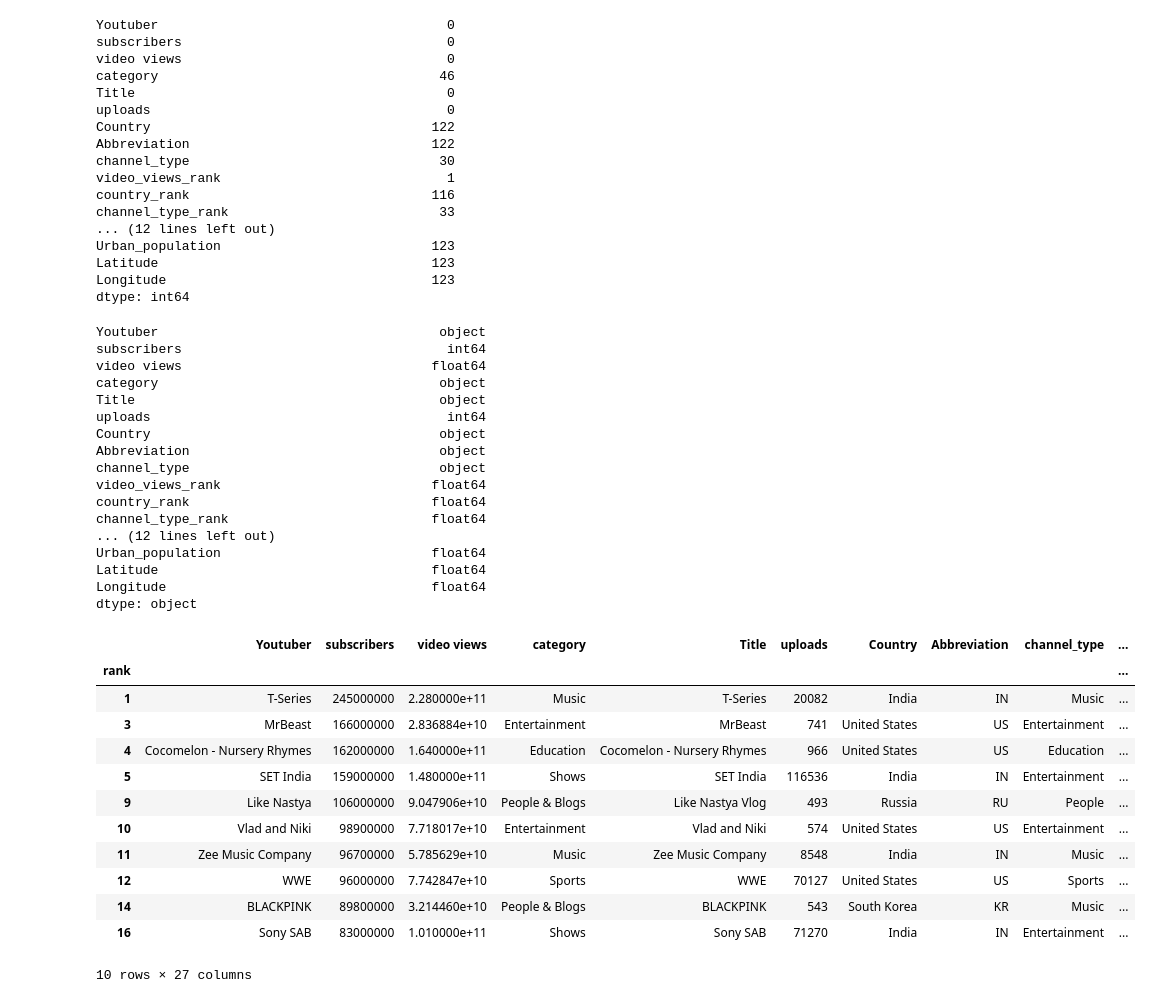
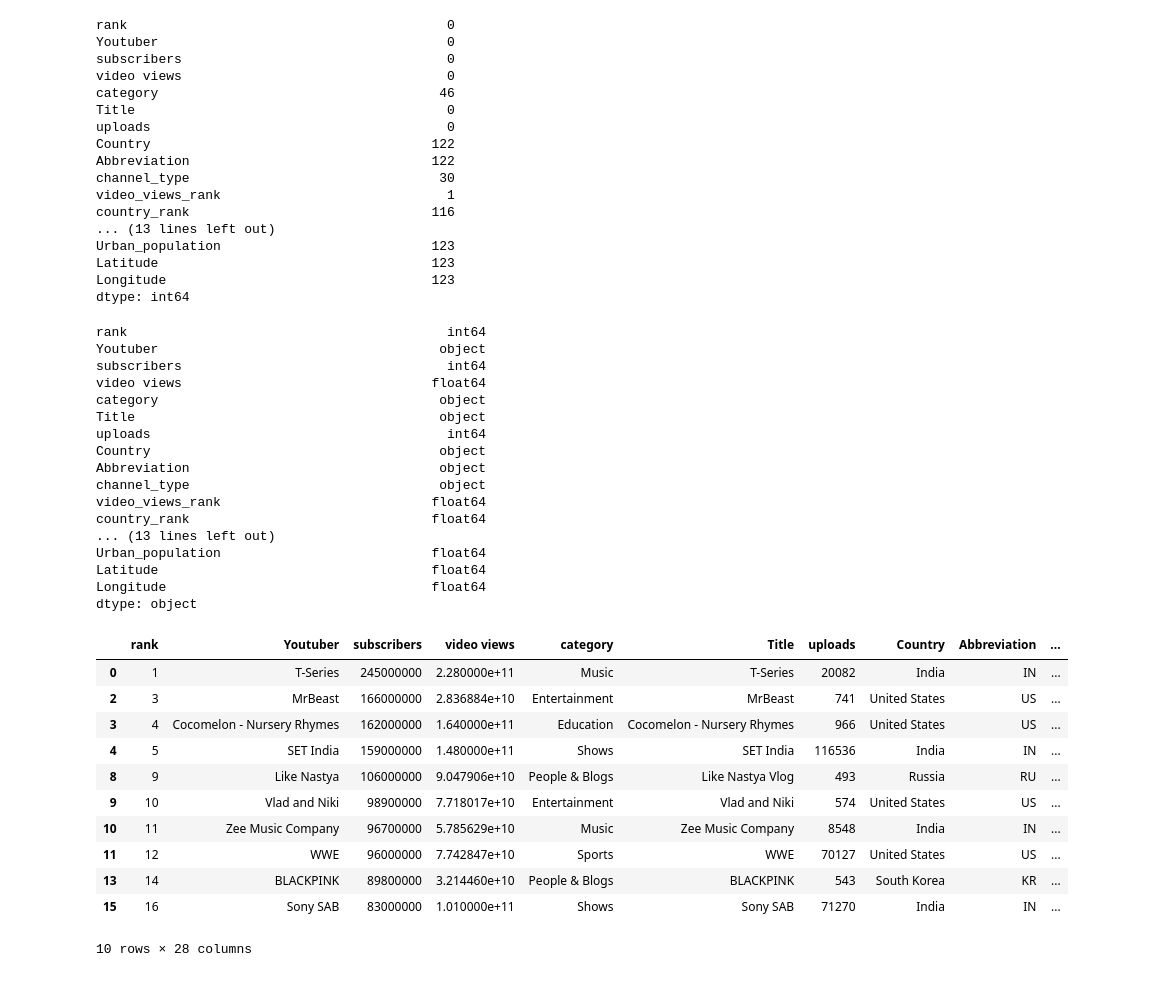
Before and after one commit to matiasfeliu92/jupyter_data, a Jupyter notebook: You_Tube.ipynb, the cells around one changed output. Cells and saved outputs as stored; diff of their text form; code cells hidden in the pictures.

```diff
--- a/You_Tube.ipynb
+++ b/You_Tube.ipynb
@@ -5,5 +8,4 @@ import plotly.express as px
 # %%
 df_you_tube = pd.read_csv('./CSV/you_tube.csv', encoding='iso-8859-1')
-df_you_tube.set_index('rank', inplace=True)
 df_you_tube
 # %% [output]
@@ -49,6 +51,7 @@ df_you_tube.describe()
 # %%
 df_you_tube.isnull().sum()
 # %% [output]
+rank                                         0
 Youtuber                                     0
 subscribers                                  0
 video views                                  0
@@ -60,8 +63,7 @@ Abbreviation                               122
 channel_type                                30
 video_views_rank                             1
 country_rank                               116
-channel_type_rank                           33
-... (12 lines left out)
+... (13 lines left out)
 Urban_population                           123
 Latitude                                   123
 Longitude                                  123
@@ -69,6 +71,7 @@ dtype: int64
 # %%
 df_you_tube.dtypes
 # %% [output]
+rank                                         int64
 Youtuber                                    object
 subscribers                                  int64
 video views                                float64
@@ -80,35 +83,35 @@ Abbreviation                                object
 channel_type                                object
 video_views_rank                           float64
 country_rank                               float64
-channel_type_rank                          float64
-... (12 lines left out)
+... (13 lines left out)
 Urban_population                           float64
 Latitude                                   float64
 Longitude                                  float64
 dtype: object
 # %%
-df_cleaned = df_you_tube.replace('nan', pd.NA)  # Replace 'nan' with pandas' NA for numeric columns
-numeric_columns = ['subscribers', 'video views', 'video_views_for_the_last_30_days',
+df_cleaned = df_you_tube.replace('nan', pd.NA)
+
+numeric_columns = ['rank', 'subscribers', 'video views', 'video_views_for_the_last_30_days',
                    'lowest_monthly_earnings', 'highest_monthly_earnings', 'lowest_yearly_earnings',
                    'highest_yearly_earnings', 'subscribers_for_last_30_days', 'created_year', 'Unemployment rate']
-for col in numeric_columns:
-    df_cleaned[col] = pd.to_numeric(df_cleaned[col], errors='coerce')
+
+for column in numeric_columns:
+    df_cleaned[column] = pd.to_numeric(df_cleaned[column], errors='coerce')
 
 df_cleaned = df_cleaned.dropna()
 
 top_10_subscribers = df_cleaned.nlargest(10, 'subscribers')
 top_10_subscribers
 # %% [output]
-|  | Youtuber | subscribers | video views | category | Title | uploads | Country | Abbreviation | channel_type | ... |
-| rank |  |  |  |  |  |  |  |  |  | ... |
-| 1 | T-Series | 245000000 | 2.280000e+11 | Music | T-Series | 20082 | India | IN | Music | ... |
-| 3 | MrBeast | 166000000 | 2.836884e+10 | Entertainment | MrBeast | 741 | United States | US | Entertainment | ... |
-| 4 | Cocomelon - Nursery Rhymes | 162000000 | 1.640000e+11 | Education | Cocomelon - Nursery Rhymes | 966 | United States | US | Education | ... |
-| 5 | SET India | 159000000 | 1.480000e+11 | Shows | SET India | 116536 | India | IN | Entertainment | ... |
-| 9 | Like Nastya | 106000000 | 9.047906e+10 | People & Blogs | Like Nastya Vlog | 493 | Russia | RU | People | ... |
-| 10 | Vlad and Niki | 98900000 | 7.718017e+10 | Entertainment | Vlad and Niki | 574 | United States | US | Entertainment | ... |
-| 11 | Zee Music Company | 96700000 | 5.785629e+10 | Music | Zee Music Company | 8548 | India | IN | Music | ... |
-| 12 | WWE | 96000000 | 7.742847e+10 | Sports | WWE | 70127 | United States | US | Sports | ... |
-| 14 | BLACKPINK | 89800000 | 3.214460e+10 | People & Blogs | BLACKPINK | 543 | South Korea | KR | Music | ... |
-| 16 | Sony SAB | 83000000 | 1.010000e+11 | Shows | Sony SAB | 71270 | India | IN | Entertainment | ... |
+|  | rank | Youtuber | subscribers | video views | category | Title | uploads | Country | Abbreviation | ... |
+| 0 | 1 | T-Series | 245000000 | 2.280000e+11 | Music | T-Series | 20082 | India | IN | ... |
+| 2 | 3 | MrBeast | 166000000 | 2.836884e+10 | Entertainment | MrBeast | 741 | United States | US | ... |
+| 3 | 4 | Cocomelon - Nursery Rhymes | 162000000 | 1.640000e+11 | Education | Cocomelon - Nursery Rhymes | 966 | United States | US | ... |
+| 4 | 5 | SET India | 159000000 | 1.480000e+11 | Shows | SET India | 116536 | India | IN | ... |
+| 8 | 9 | Like Nastya | 106000000 | 9.047906e+10 | People & Blogs | Like Nastya Vlog | 493 | Russia | RU | ... |
+| 9 | 10 | Vlad and Niki | 98900000 | 7.718017e+10 | Entertainment | Vlad and Niki | 574 | United States | US | ... |
+| 10 | 11 | Zee Music Company | 96700000 | 5.785629e+10 | Music | Zee Music Company | 8548 | India | IN | ... |
+| 11 | 12 | WWE | 96000000 | 7.742847e+10 | Sports | WWE | 70127 | United States | US | ... |
+| 13 | 14 | BLACKPINK | 89800000 | 3.214460e+10 | People & Blogs | BLACKPINK | 543 | South Korea | KR | ... |
+| 15 | 16 | Sony SAB | 83000000 | 1.010000e+11 | Shows | Sony SAB | 71270 | India | IN | ... |
-10 rows × 27 columns
+10 rows × 28 columns
```
Also changed, not shown: parts of 10 cells of this notebook, 12 other files.
